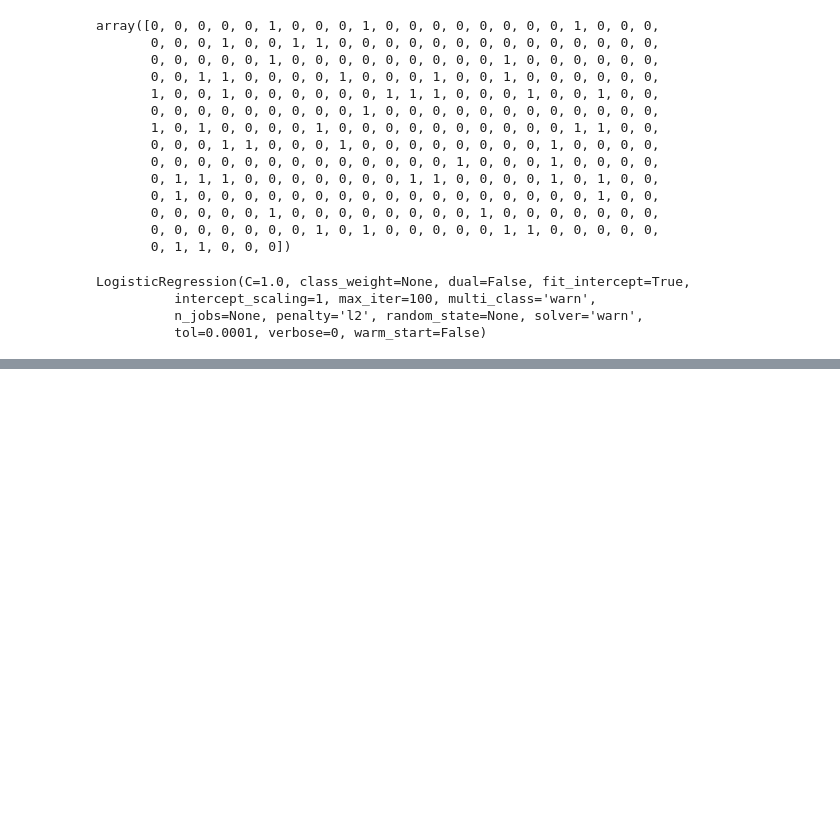
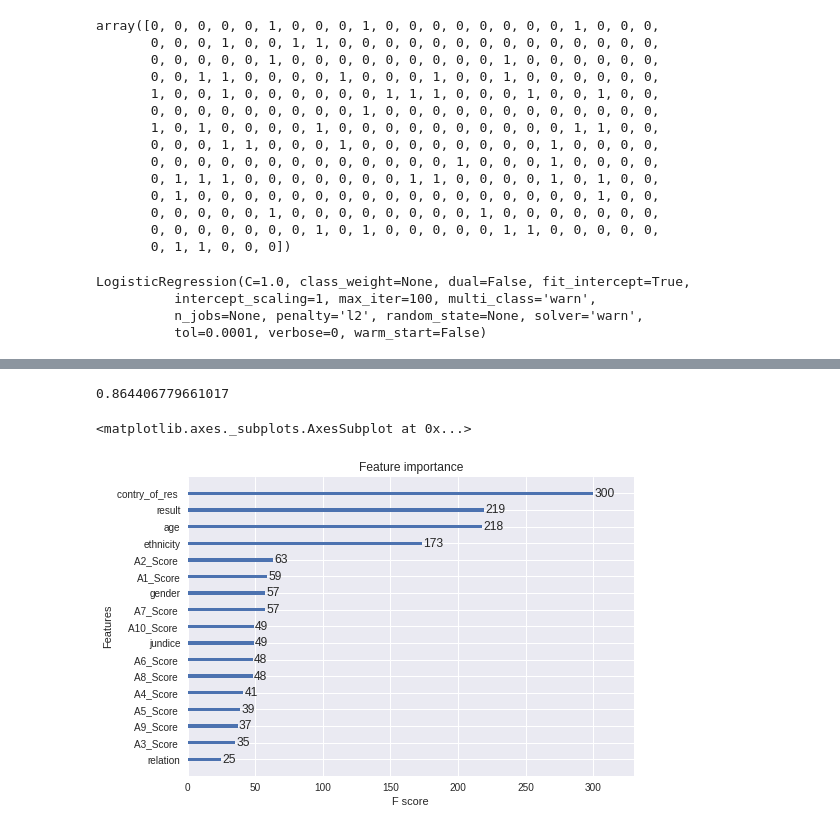
Before and after one commit to Anandharajan/DriverBehaviour, a Jupyter notebook: autism.ipynb, the cells around one changed output, grey strips where cells are left out. Cells and saved outputs as stored; diff of their text form; code cells hidden in the pictures; blank space fills up the shorter version.

```diff
--- a/autism.ipynb
+++ b/autism.ipynb
@@ -258,0 +296,12 @@ fig.show()
+# %%
+Features = df.drop('autism',axis=1)
+Target = df['autism']
+label = LabelEncoder()
+Cat_Colums = Features.dtypes.pipe(lambda Features: Features[Features=='object']).index
+for col in Cat_Colums:
+    Features[col] = label.fit_transform(Features[col])
+# %%
+X_train, X_test, y_train, y_test = train_test_split(Features, Target, test_size=0.2, random_state=52)
+# %%
+Logit_Model = LogisticRegression()
+Logit_Model.fit(X_train,y_train)
@@ -258,0 +350,3 @@ fig.show()
+# %%
+xgb = XGBClassifier(max_depth=10, learning_rate=0.1, n_estimators=100,seed=10)
+xgb_pred = xgb.fit(X_train, y_train).predict(X_test)
@@ -258,0 +364,9 @@ fig.show()
+# %%
+print(accuracy_score(y_test,xgb_pred))
+# %% [output]
+0.864406779661017
+# %%
+plot_importance(xgb)
+# %% [output]
+<matplotlib.axes._subplots.AxesSubplot at 0x...>
+[figure, added]
```
Also changed, not shown: parts of 17 cells of this notebook.
